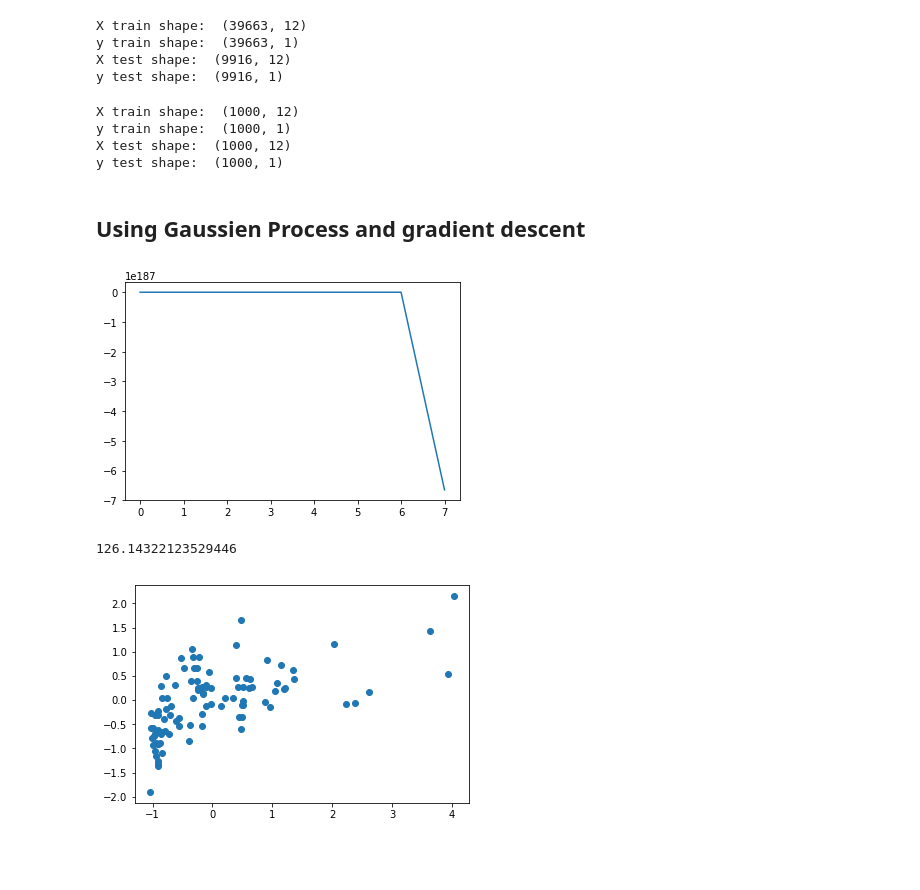
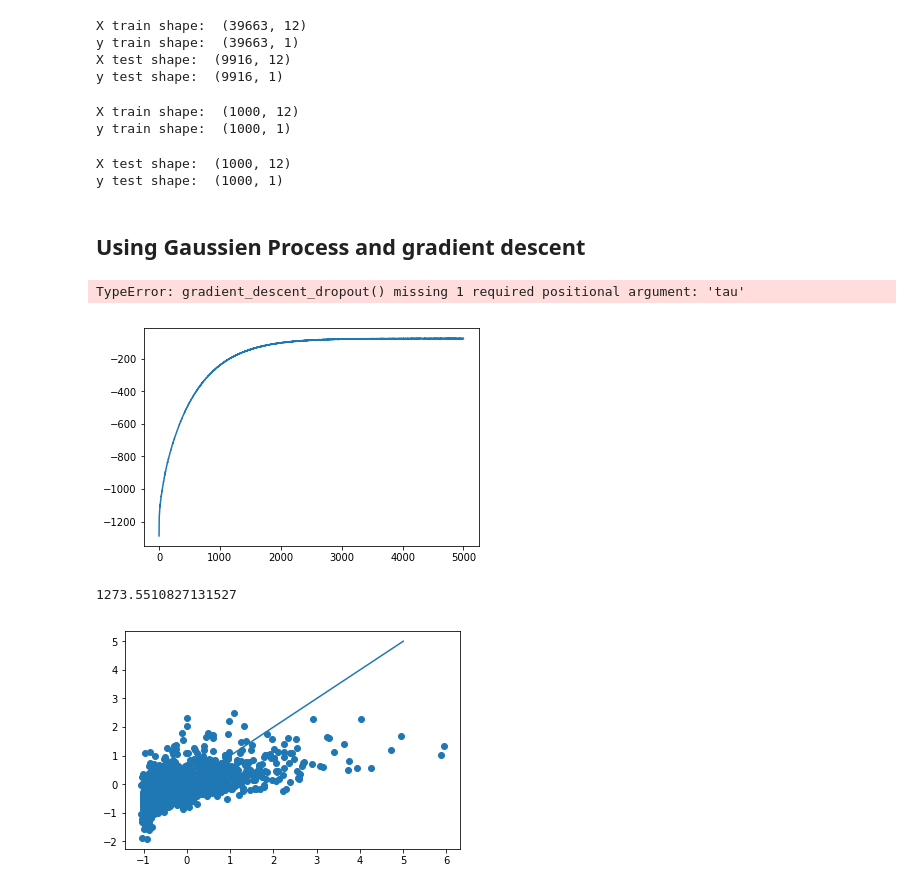
Before and after one commit to strayMat/bayesian-dropouts, a Jupyter notebook: regression_NN-Copy1.ipynb, the cells around one changed output. Drawn from its saved outputs; the diff is of its cells as text; code cells hidden in the pictures; blank space fills up the shorter version.

Commit message:
Gradient descent update

```diff
--- a/regression_NN-Copy1.ipynb
+++ b/regression_NN-Copy1.ipynb
@@ -123,23 +121,29 @@ y train shape:  (39663, 1)
 X test shape:  (9916, 12)
 y test shape:  (9916, 1)
 # %%
-X_train = X_train[:nb_samples]
-X_test = X_test[:nb_samples]
-y_train = y_train[:nb_samples].reshape((-1, 1))
-y_test = y_test[:nb_samples].reshape((-1, 1))
+nb_sample_train = 1000
+nb_sample_train = min(nb_sample_train, 39663)
+X_train = X_train[:nb_sample_train]
+y_train = y_train[:nb_sample_train].reshape((-1, 1))
 print('X train shape: ', X_train.shape)
 print('y train shape: ', y_train.shape)
-print('X test shape: ', X_test.shape)
-print('y test shape: ', y_test.shape)
 # %% [output]
 X train shape:  (1000, 12)
 y train shape:  (1000, 1)
-X test shape:  (1000, 12)
-y test shape:  (1000, 1)
+# %%
+nb_sample_test = 1000
+nb_sample_test = min(nb_sample_test, 9916)
+X_test = X_test[:nb_sample_test]
+y_test = y_test[:nb_sample_test].reshape((-1, 1))
+print('X test shape: ', X_test.shape)
+print('y test shape: ', y_test.shape)
+# %% [output]
+X test shape:  (1000, 12)
+y test shape:  (1000, 1)
 # %%
 from sklearn.preprocessing import scale
 
-X_train = scale(X_train)
-y_train = scale(y_train)
-X_test = scale(X_test)
-y_test = scale(y_test)
+X_train_scale = scale(X_train)
+y_train_scale = scale(y_train)
+X_test_scale = scale(X_test)
+y_test_scale = scale(y_test)
@@ -151,11 +150,21 @@ y_test = y_test[:nb_sample_test].reshape((-1, 1))
 # %% [markdown]
 ## Using Gaussien Process and gradient descent
+# %%
+from utils import *
+
+GP1 = Gaussian_Process()
+pl2 = GP1.fit(X_train, y_train, p1=0.8, p2=0.9,verbose=True, max_iter=100, alpha=0.001)
+
+plt.plot(pl2)
+plt.show()
+# %% [output]
+TypeError: gradient_descent_dropout() missing 1 required positional argument: 'tau'
 # %%
 import numpy as np
 from tqdm import tqdm
 
 
-def gradient_descent_dropout(x, y, p1, p2, tau, ep=0.0001, max_iter=1000, alpha = 0.0001):
+def gradient_descent_dropout(x, y, p1, p2, tau, ep=0.0001, max_iter=1000, alpha = 0.0001, decrease_lr = False):
 
     res = []
     converged = False
@@ -174,7 +183,7 @@ def gradient_descent_dropout(x, y, p1, p2, tau, ep=0.0001, max_iter=1000, alpha
 
     tau = p1/(2*0.01*N)
 
-    for _ in tqdm(range(max_iter), desc="main loop"):
+    for it in tqdm(range(max_iter), desc="main loop"):
 
         z1v = np.zeros((Q,N))
         z2v = np.zeros((K,N))
@@ -223,10 +232,16 @@ def gradient_descent_dropout(x, y, p1, p2, tau, ep=0.0001, max_iter=1000, alpha
         grad_M2 += p2 * M2
         grad_m += m
 
+        # Using decreasing step
+        if(decrease_lr):
+            alpha_tmp = alpha/(1.+(0.0001 * iter))**(0.25)
+        else:
+            alpha_tmp = alpha
+
         # update M
-        M1 -= alpha * grad_M1
-        M2 -= alpha * grad_M2
-        m -= alpha * grad_m
+        M1 -= alpha_tmp * grad_M1
+        M2 -= alpha_tmp * grad_M2
+        m -= alpha_tmp * grad_m
 
         res.append(L_GP_MC)
 
@@ -283,19 +298,21 @@ class Gaussian_Process:
         plt.show()
 # %%
 GP = Gaussian_Process()
-pl = GP.fit(X_train, y_train, p1=0.8, p2=0.9,verbose=True, max_iter=500, alpha=0.002)
+pl = GP.fit(X_train_scale, y_train_scale, p1=0.8, p2=0.9,verbose=True, max_iter=5000, alpha=0.001)
 
 plt.plot(pl)
 plt.show()
 # %% [output]
-[figure, old version]
+[figure, new version]
 # %%
-GP.accuracy(X_test, y_test, p1=0.7, p2=0.9)
+GP.accuracy(X_test_scale, y_test_scale, p1=0.8, p2=0.9)
 # %% [output]
-126.14322123529446
+1273.5510827131527
 # %%
-Y_pred = GP.predict(X_test, p1=1., p2=1.)
-plt.scatter(y_test[:,0], np.array(Y_pred)[:,0,0])
+Y_pred = GP.predict(X_test_scale, p1=1., p2=1.)
+plt.scatter(y_test_scale[:,0], np.array(Y_pred)[:,0,0])
+plt.plot(np.arange(-1, 6),np.arange(-1, 6), )
+
 plt.show()
 # %% [output]
-[figure, old version]
+[figure, new version]
```
Also changed, not shown: parts of 4 cells of this notebook, 4 other files.
